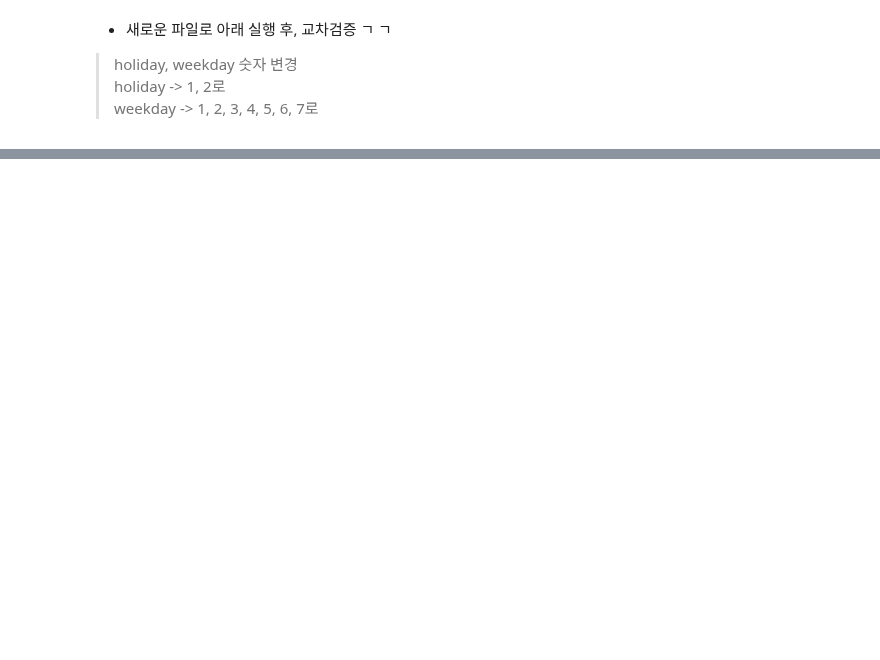
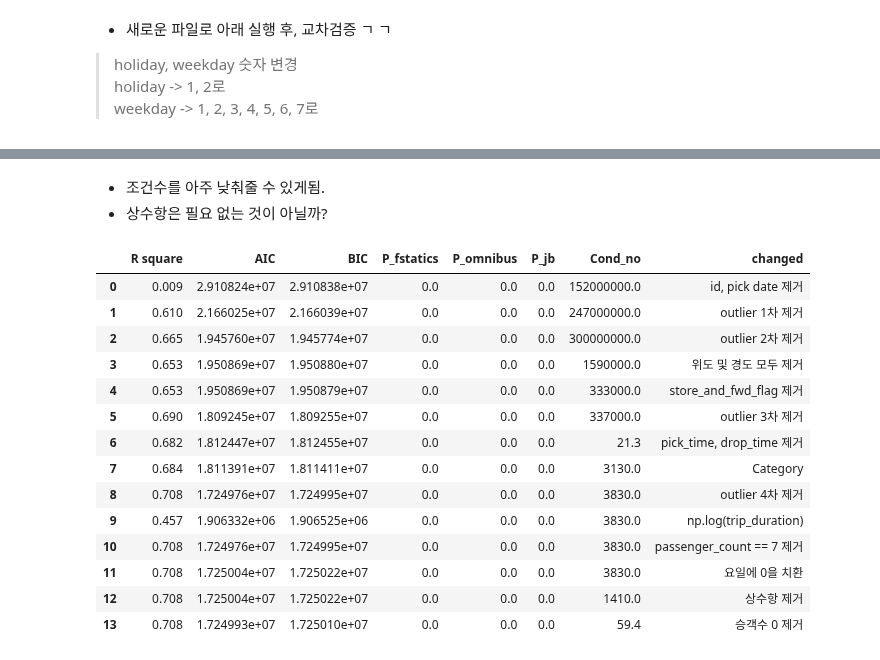
Before and after one commit to Moons08/dss-project-taxi, a Jupyter notebook: Kang/OLS_regression_analysis_3.ipynb, the cells around one changed output, grey strips where cells are left out. Cells and saved outputs as stored; diff of their text form; code cells hidden in the pictures; blank space fills up the shorter version.

```diff
--- a/Kang/OLS_regression_analysis_3.ipynb
+++ b/Kang/OLS_regression_analysis_3.ipynb
@@ -749,0 +895,21 @@ taxi.describe()
+# %% [markdown]
+- 조건수를 아주 낮춰줄 수 있게됨.
+- 상수항은 필요 없는 것이 아닐까?
+# %%
+result_sets
+# %% [output]
+|  | R square | AIC | BIC | P_fstatics | P_omnibus | P_jb | Cond_no | changed |
+| 0 | 0.009 | 2.910824e+07 | 2.910838e+07 | 0.0 | 0.0 | 0.0 | 152000000.0 | id, pick date 제거 |
+| 1 | 0.610 | 2.166025e+07 | 2.166039e+07 | 0.0 | 0.0 | 0.0 | 247000000.0 | outlier 1차 제거 |
+| 2 | 0.665 | 1.945760e+07 | 1.945774e+07 | 0.0 | 0.0 | 0.0 | 300000000.0 | outlier 2차 제거 |
+| 3 | 0.653 | 1.950869e+07 | 1.950880e+07 | 0.0 | 0.0 | 0.0 | 1590000.0 | 위도 및 경도 모두 제거 |
+| 4 | 0.653 | 1.950869e+07 | 1.950879e+07 | 0.0 | 0.0 | 0.0 | 333000.0 | store_and_fwd_flag 제거 |
+| 5 | 0.690 | 1.809245e+07 | 1.809255e+07 | 0.0 | 0.0 | 0.0 | 337000.0 | outlier 3차 제거 |
+| 6 | 0.682 | 1.812447e+07 | 1.812455e+07 | 0.0 | 0.0 | 0.0 | 21.3 | pick_time, drop_time 제거 |
+| 7 | 0.684 | 1.811391e+07 | 1.811411e+07 | 0.0 | 0.0 | 0.0 | 3130.0 | Category |
+| 8 | 0.708 | 1.724976e+07 | 1.724995e+07 | 0.0 | 0.0 | 0.0 | 3830.0 | outlier 4차 제거 |
+| 9 | 0.457 | 1.906332e+06 | 1.906525e+06 | 0.0 | 0.0 | 0.0 | 3830.0 | np.log(trip_duration) |
+| 10 | 0.708 | 1.724976e+07 | 1.724995e+07 | 0.0 | 0.0 | 0.0 | 3830.0 | passenger_count == 7 제거 |
+| 11 | 0.708 | 1.725004e+07 | 1.725022e+07 | 0.0 | 0.0 | 0.0 | 3830.0 | 요일에 0을 치환 |
+| 12 | 0.708 | 1.725004e+07 | 1.725022e+07 | 0.0 | 0.0 | 0.0 | 1410.0 | 상수항 제거 |
+| 13 | 0.708 | 1.724993e+07 | 1.725010e+07 | 0.0 | 0.0 | 0.0 | 59.4 | 승객수 0 제거 |
```
Also changed, not shown: parts of 22 cells of this notebook, 1 other file.
